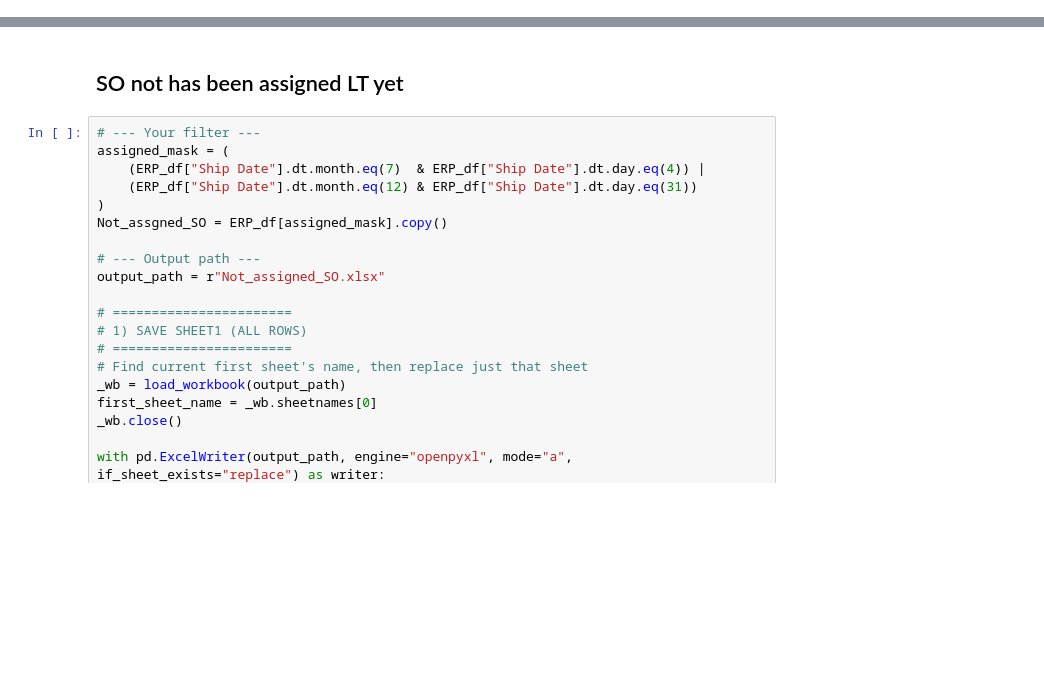
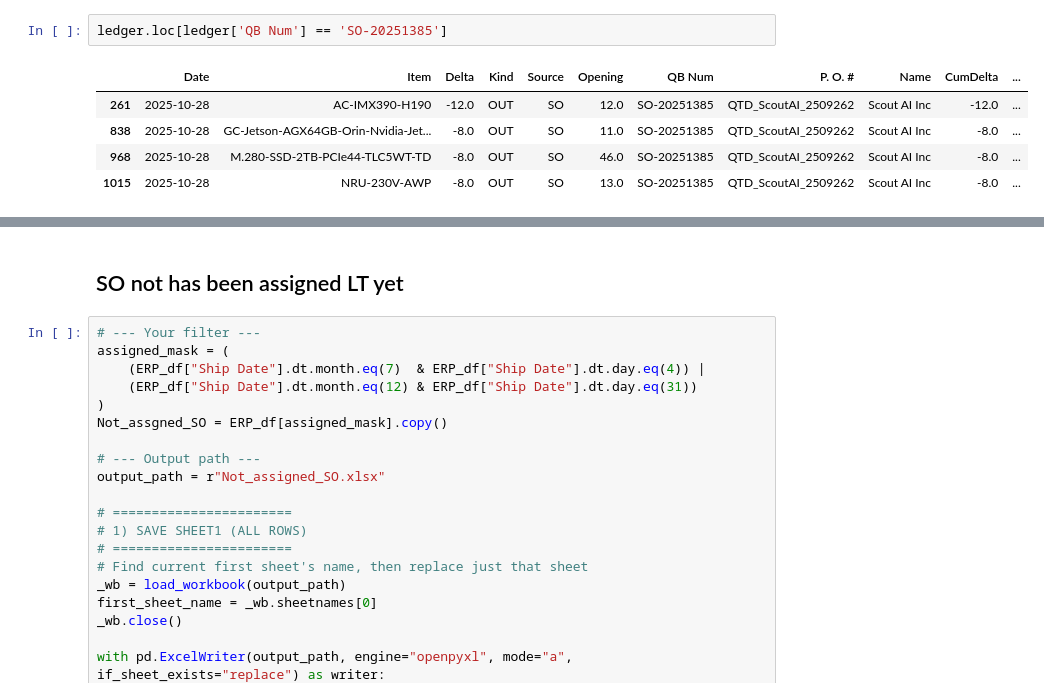
Before and after one commit to playoung2818/ERP_System, a Jupyter notebook: ERP_Dashboard.ipynb, the cells around one changed output, grey strips where cells are left out. Saved outputs shown, nothing was run; the diff lists cells and outputs as text; blank space fills up the shorter version.

```diff
--- a/ERP_Dashboard.ipynb
+++ b/ERP_Dashboard.ipynb
@@ -86,0 +426,8 @@ ERP_df['SO_Status'] = np.where(
+# %%
+ledger.loc[ledger['QB Num'] == 'SO-20251385']
+# %% [output]
+|  | Date | Item | Delta | Kind | Source | Opening | QB Num | P. O. # | Name | CumDelta | ... |
+| 261 | 2025-10-28 | AC-IMX390-H190 | -12.0 | OUT | SO | 12.0 | SO-20251385 | QTD_ScoutAI_2509262 | Scout AI Inc | -12.0 | ... |
+| 838 | 2025-10-28 | GC-Jetson-AGX64GB-Orin-Nvidia-Jet... | -8.0 | OUT | SO | 11.0 | SO-20251385 | QTD_ScoutAI_2509262 | Scout AI Inc | -8.0 | ... |
+| 968 | 2025-10-28 | M.280-SSD-2TB-PCIe44-TLC5WT-TD | -8.0 | OUT | SO | 46.0 | SO-20251385 | QTD_ScoutAI_2509262 | Scout AI Inc | -8.0 | ... |
+| 1015 | 2025-10-28 | NRU-230V-AWP | -8.0 | OUT | SO | 13.0 | SO-20251385 | QTD_ScoutAI_2509262 | Scout AI Inc | -8.0 | ... |
```
Also changed, not shown: parts of 10 cells of this notebook.
